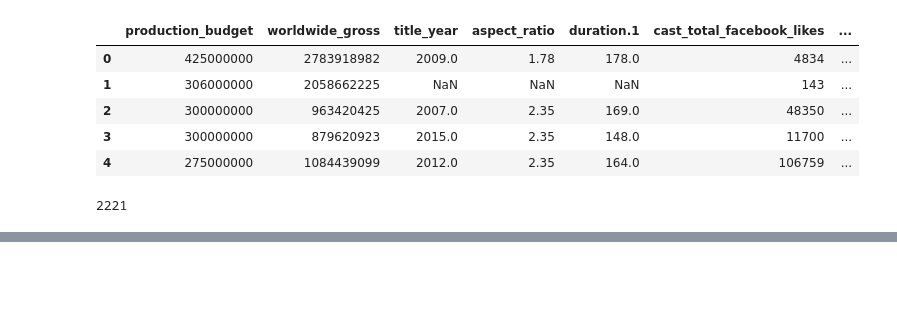
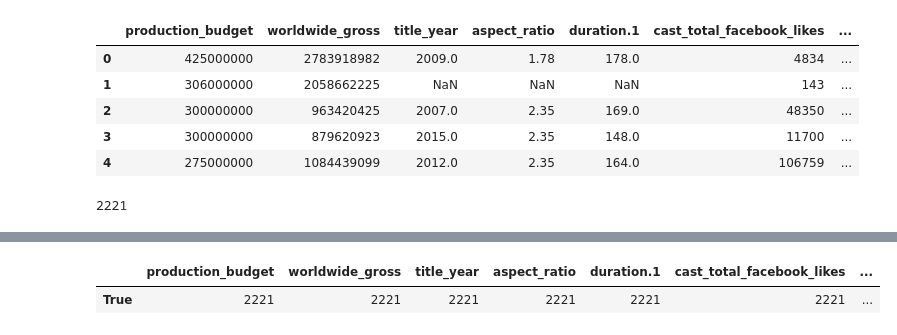
Before and after one commit to Jhonbeltran/machine-learning-platzi, a Jupyter notebook: 09 Preparación de los datos.ipynb, the cells around one changed output, grey strips where cells are left out. Saved outputs shown, nothing was run; the diff lists cells and outputs as text; code cells hidden in the pictures; blank space fills up the shorter version.

```diff
--- a/09 Preparación de los datos.ipynb
+++ b/09 Preparación de los datos.ipynb
@@ -608 +653,6 @@ values
+# %%
+((X != 0) & (X.notnull())).apply(pd.Series.value_counts)
+# %% [output]
+|  | production_budget | worldwide_gross | title_year | aspect_ratio | duration.1 | cast_total_facebook_likes | ... |
+| True | 2221 | 2221 | 2221 | 2221 | 2221 | 2221 | ... |
 # %%
```
Also changed, not shown: parts of 14 cells of this notebook, 3 other files.
